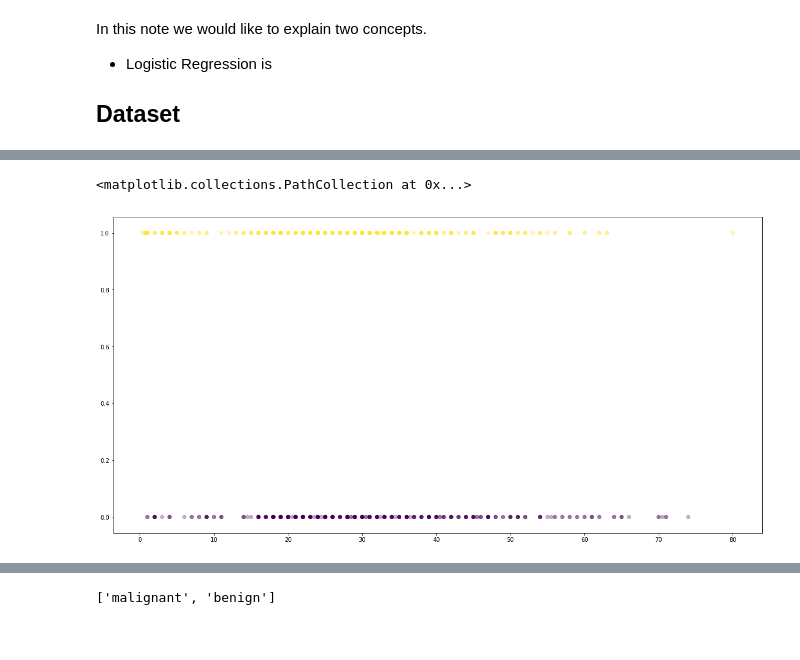
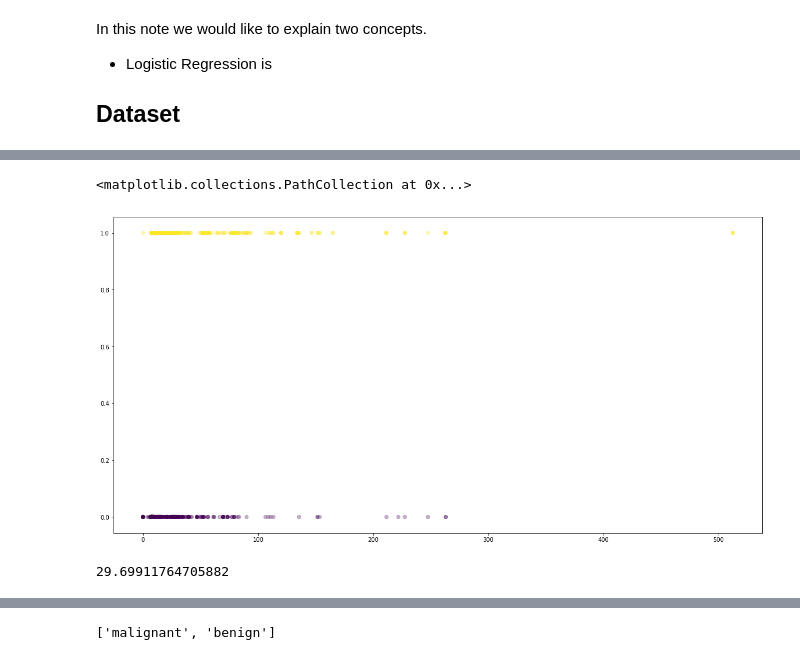
Before and after one commit to bartek-blog/bartek-blog.github.io, a Jupyter notebook: jupyter/2019-01-13-Classification-Titanic.ipynb, the cells around one changed output, grey strips where cells are left out. Drawn from its saved outputs; the diff is of its cells as text; code cells hidden in the pictures.

```diff
--- a/jupyter/2019-01-13-Classification-Titanic.ipynb
+++ b/jupyter/2019-01-13-Classification-Titanic.ipynb
@@ -31,9 +31,14 @@ df.head()
 | 3 | 4 | 1 | 1 | Futrelle, Mrs. Jacques Heath (Lil... | female | 35.0 | 1 | 0 | 113803 | 53.1000 | ... |
 | 4 | 5 | 0 | 3 | Allen, Mr. William Henry | male | 35.0 | 0 | 0 | 373450 | 8.0500 | ... |
 # %%
+X = df[["Fare"]].copy()
 y = df["Survived"]
 
-plt.scatter(df["Age"], y, alpha=0.3, c=y)
+plt.scatter(X, y, alpha=0.3, c=y)
 # %% [output]
 <matplotlib.collections.PathCollection at 0x...>
-[figure, old version]
+[figure, new version]
+# %%
+X["Age"].mean()
+# %% [output]
+29.69911764705882
```
Also changed, not shown: parts of 3 cells of this notebook, 33 other files.
